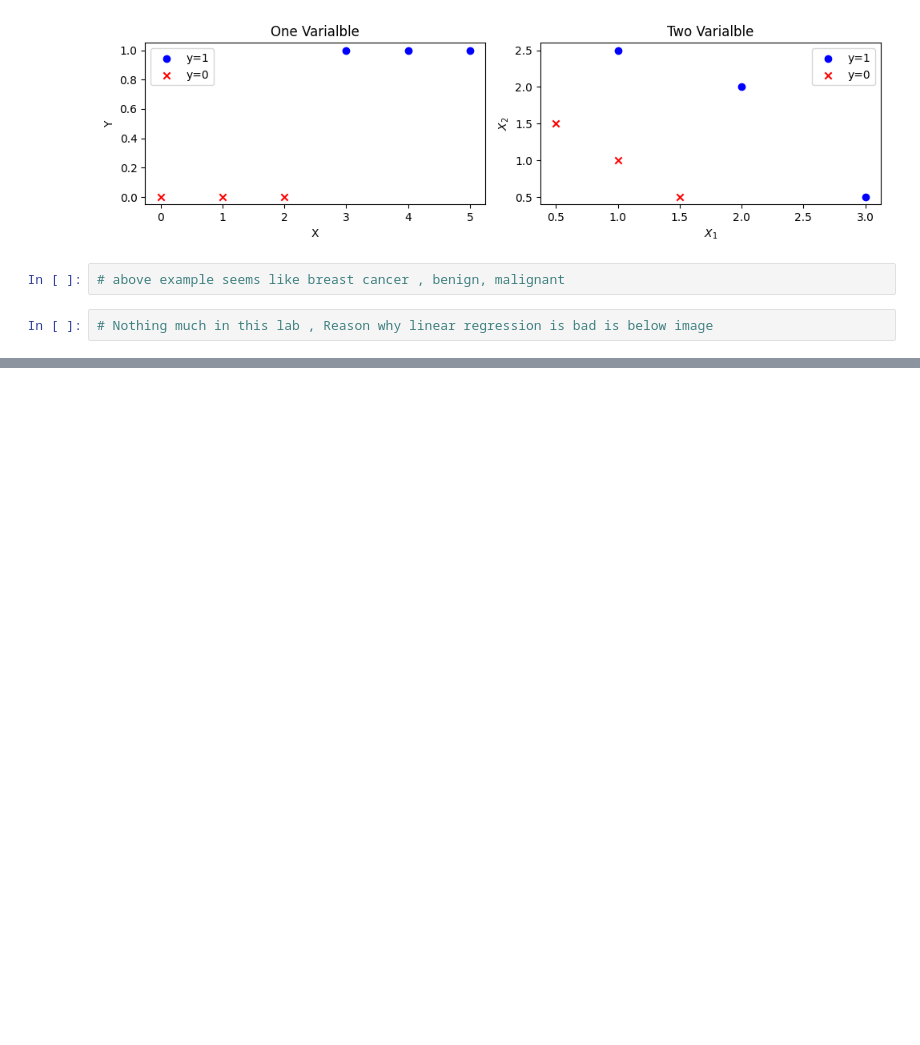
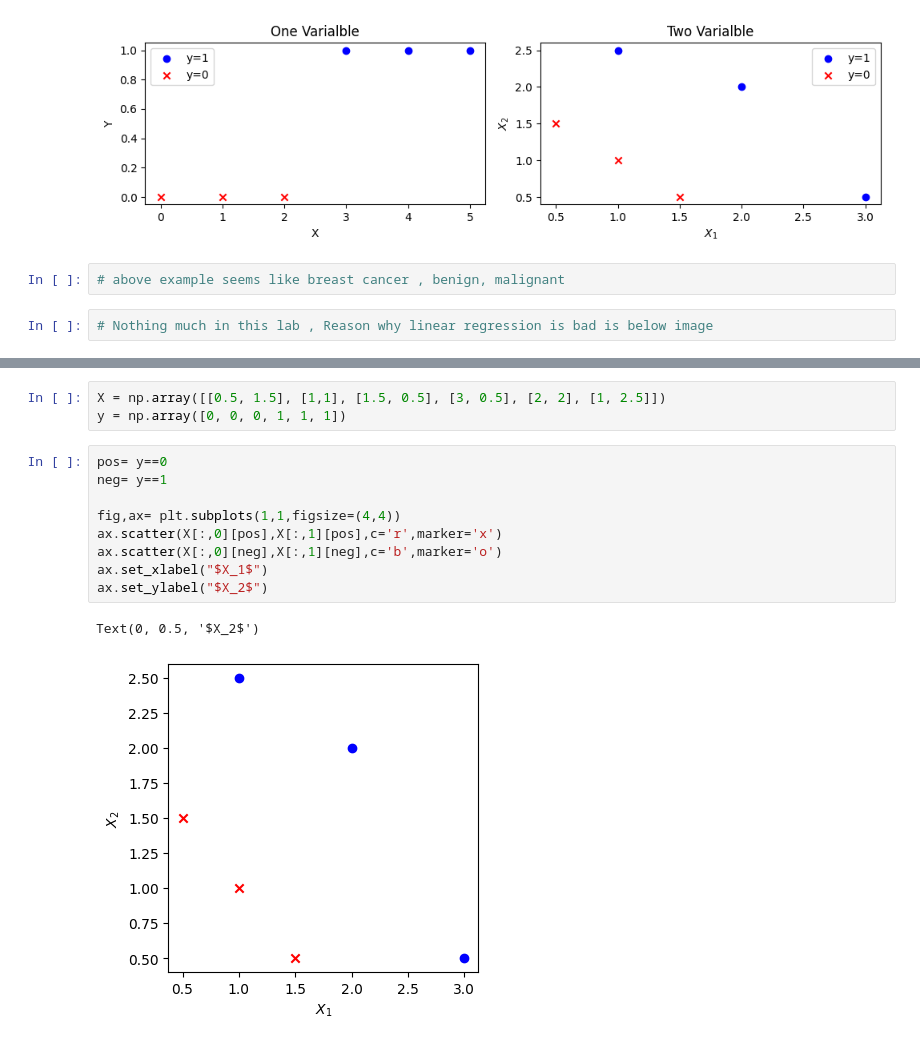
Before and after one commit to ManishJyani/SupervisedMLAndrewNg, a Jupyter notebook: Week03.ipynb, the cells around one changed output, grey strips where cells are left out. Saved outputs shown, nothing was run; the diff lists cells and outputs as text; blank space fills up the shorter version.

```diff
--- a/Week03.ipynb
+++ b/Week03.ipynb
@@ -44,0 +70,15 @@ ax[1].legend()
+# %%
+X = np.array([[0.5, 1.5], [1,1], [1.5, 0.5], [3, 0.5], [2, 2], [1, 2.5]])
+y = np.array([0, 0, 0, 1, 1, 1])
+# %%
+pos= y==0
+neg= y==1
+
+fig,ax= plt.subplots(1,1,figsize=(4,4))
+ax.scatter(X[:,0][pos],X[:,1][pos],c='r',marker='x')
+ax.scatter(X[:,0][neg],X[:,1][neg],c='b',marker='o')
+ax.set_xlabel("$X_1$")
+ax.set_ylabel("$X_2$")
+# %% [output]
+Text(0, 0.5, '$X_2$')
+[figure, added]
```
Also changed, not shown: parts of 9 cells of this notebook, 1 other file.
